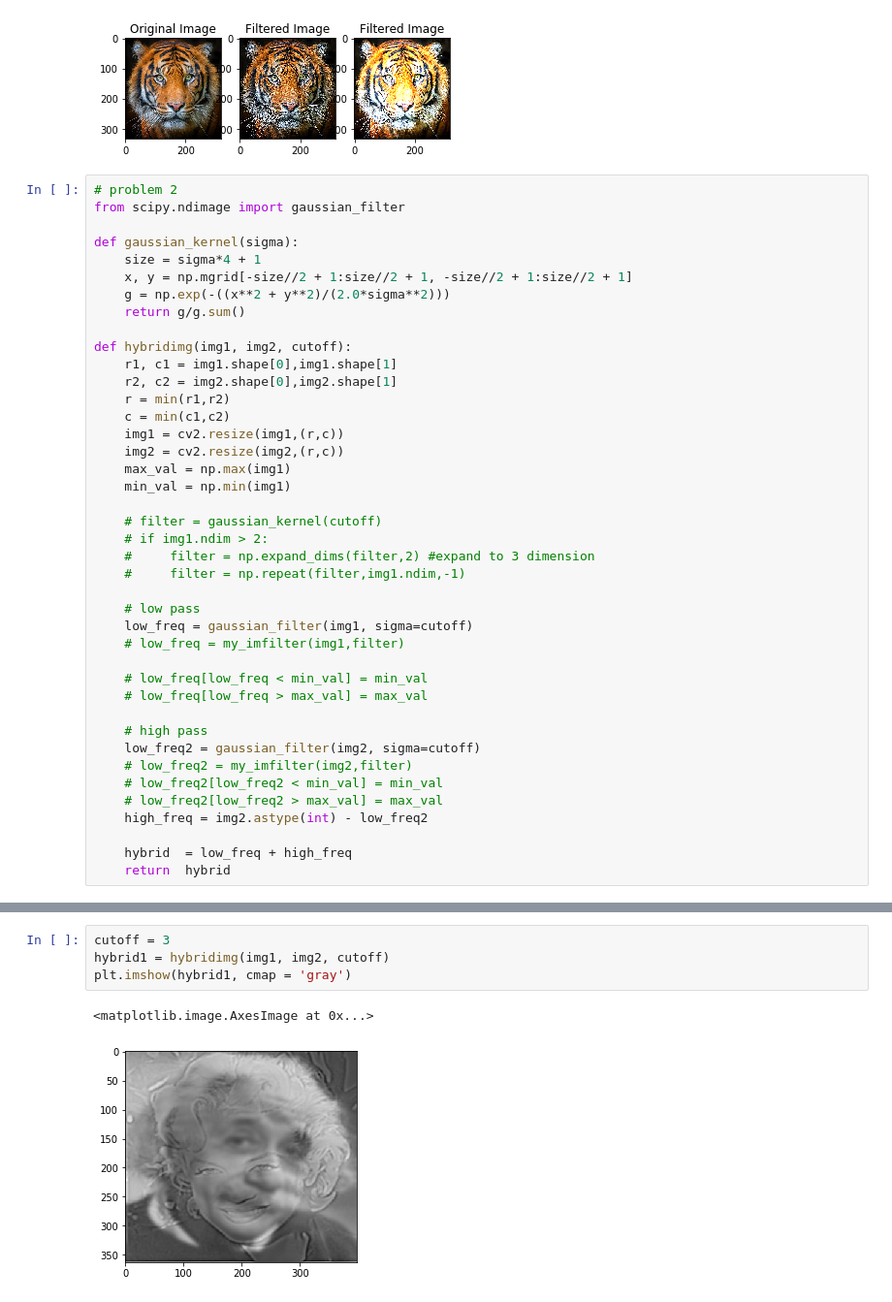
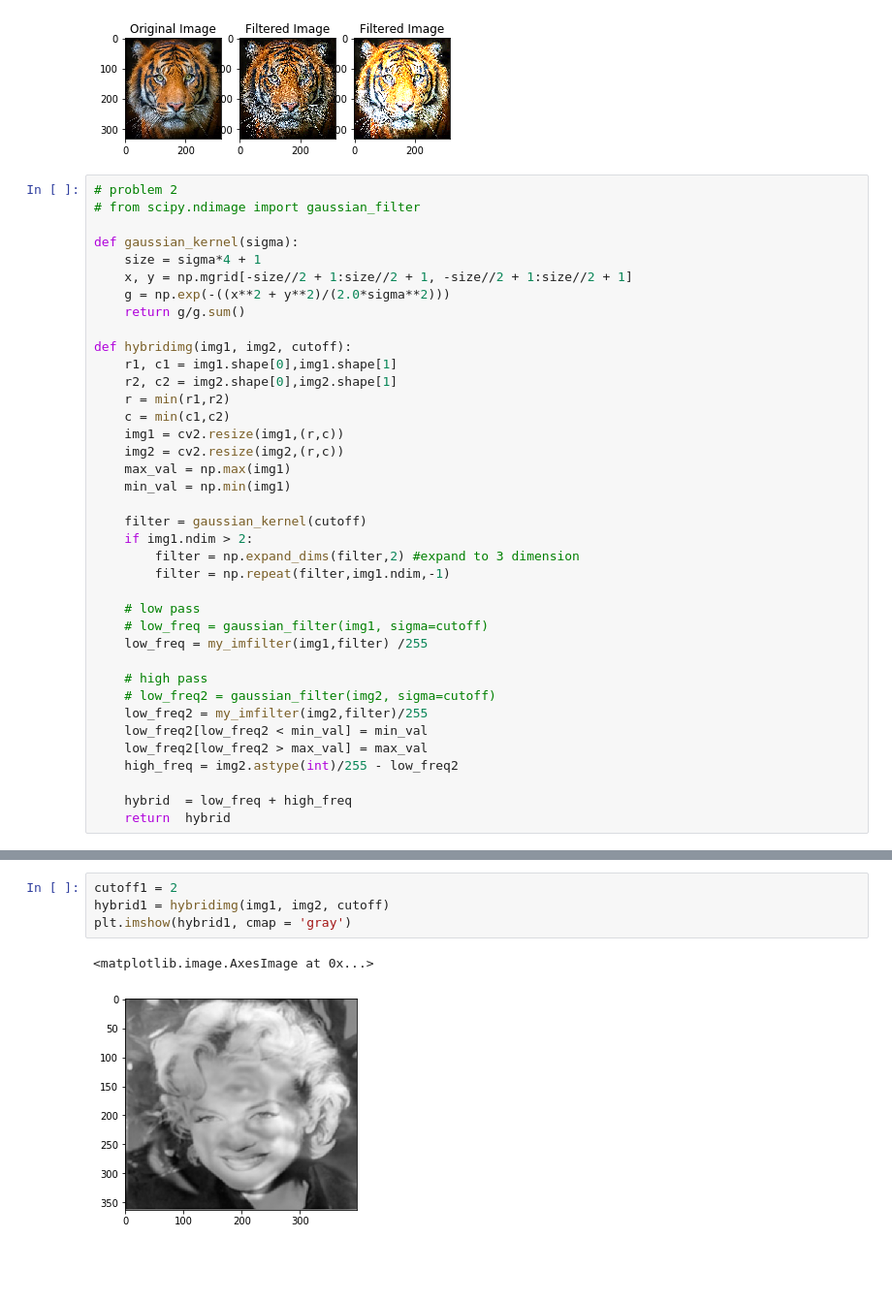
Before and after one commit to yananda93/CS584, a Jupyter notebook: HW3/HW3.ipynb, the cells around one changed output, grey strips where cells are left out. Shown at 97% size. Saved outputs shown, nothing was run; the diff lists cells and outputs as text; blank space fills up the shorter version.

Commit message:
add plot

```diff
--- a/HW3/HW3.ipynb
+++ b/HW3/HW3.ipynb
@@ -113,7 +113,7 @@ Text(0.5, 1.0, 'Filtered Image')
 [figure]
 # %%
 # problem 2
-from scipy.ndimage import gaussian_filter
+# from scipy.ndimage import gaussian_filter
 
 def gaussian_kernel(sigma):
     size = sigma*4 + 1
@@ -131,24 +131,21 @@ def hybridimg(img1, img2, cutoff):
     max_val = np.max(img1)
     min_val = np.min(img1)
 
-    # filter = gaussian_kernel(cutoff)
-    # if img1.ndim > 2:
-    #     filter = np.expand_dims(filter,2) #expand to 3 dimension
-    #     filter = np.repeat(filter,img1.ndim,-1)
+    filter = gaussian_kernel(cutoff)
+    if img1.ndim > 2:
+        filter = np.expand_dims(filter,2) #expand to 3 dimension
+        filter = np.repeat(filter,img1.ndim,-1)
 
     # low pass
-    low_freq = gaussian_filter(img1, sigma=cutoff)
-    # low_freq = my_imfilter(img1,filter)
-
-    # low_freq[low_freq < min_val] = min_val
-    # low_freq[low_freq > max_val] = max_val
+    # low_freq = gaussian_filter(img1, sigma=cutoff)
+    low_freq = my_imfilter(img1,filter) /255
 
     # high pass
-    low_freq2 = gaussian_filter(img2, sigma=cutoff)
-    # low_freq2 = my_imfilter(img2,filter)
-    # low_freq2[low_freq2 < min_val] = min_val
-    # low_freq2[low_freq2 > max_val] = max_val
-    high_freq = img2.astype(int) - low_freq2
+    # low_freq2 = gaussian_filter(img2, sigma=cutoff)
+    low_freq2 = my_imfilter(img2,filter)/255
+    low_freq2[low_freq2 < min_val] = min_val
+    low_freq2[low_freq2 > max_val] = max_val
+    high_freq = img2.astype(int)/255 - low_freq2
 
     hybrid  = low_freq + high_freq
     return  hybrid
@@ -162,7 +157,7 @@ img4 = cv2.imread('./Image4.png')
 # %%
-cutoff = 3
+cutoff1 = 2
 hybrid1 = hybridimg(img1, img2, cutoff)
 plt.imshow(hybrid1, cmap = 'gray')
 # %% [output]
 <matplotlib.image.AxesImage at 0x...>
-[figure, old version]
+[figure, new version]
```
Also changed, not shown: parts of 4 cells of this notebook.
